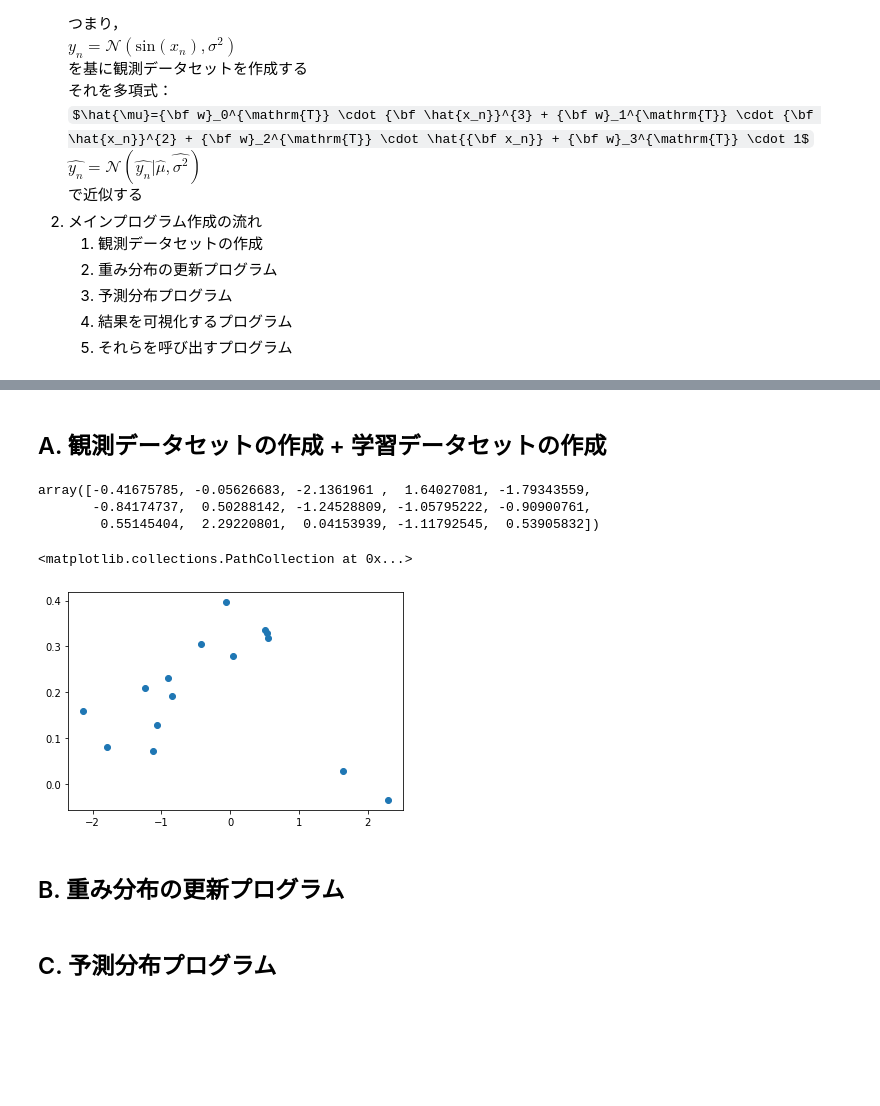
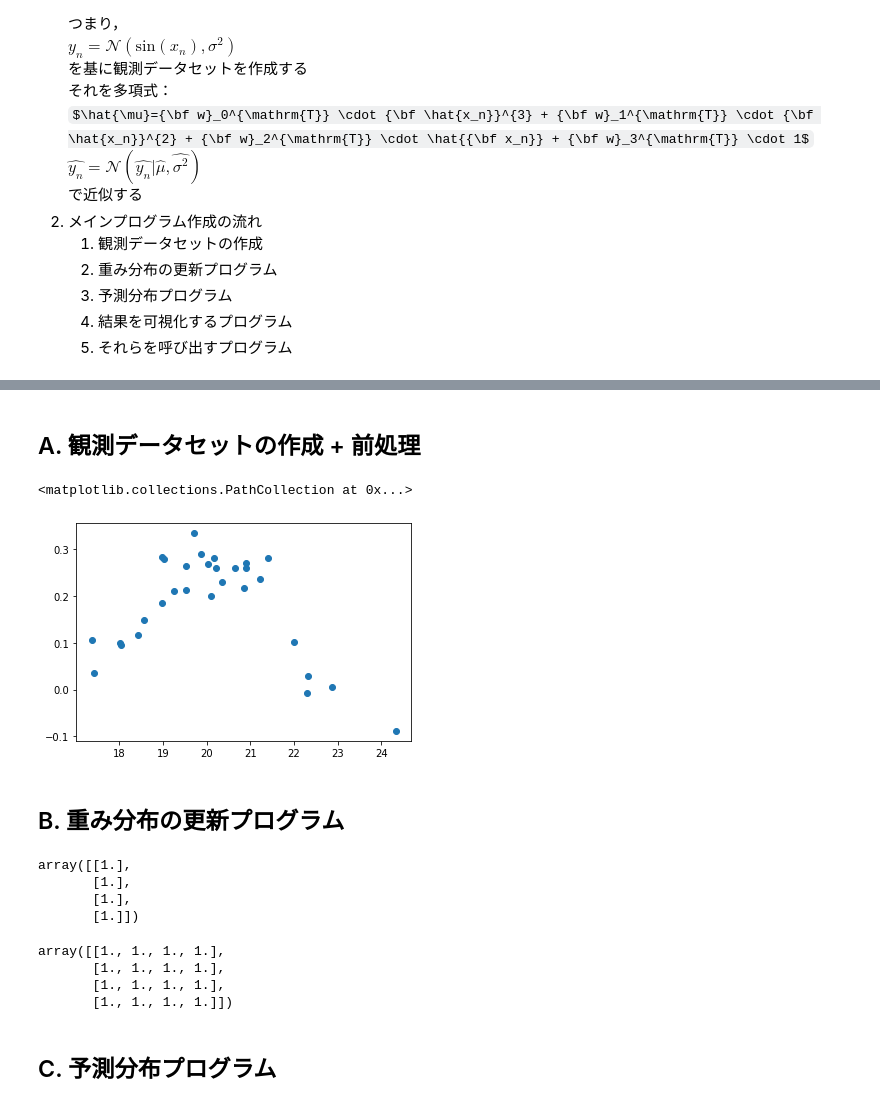
Before and after one commit to rrrrind/Baysian-Linear-Regression, a Jupyter notebook: workspace/temp.ipynb, the cells around one changed output, grey strips where cells are left out. Drawn from its saved outputs; the diff is of its cells as text; code cells hidden in the pictures; some formulas as TeX source; blank space fills up the shorter version.

```diff
--- a/workspace/temp.ipynb
+++ b/workspace/temp.ipynb
@@ -26,2 +32,2 @@ import matplotlib.pyplot as plt
 # %% [markdown]
-## A. 観測データセットの作成 + 学習データセットの作成
+## A. 観測データセットの作成 + 前処理
@@ -38,25 +34,12 @@ y = lambda x, mu, std: (np.exp( (-(x - mu)**2) / (2*(std**2)) ) / (np.sqrt(2*np.
-# %%
-# 学習データセット
-def update_x_hat(x, term_num):
-    x_hat = np.zeros([term_num, len(x)])
-    for i in range(term_num):
-        for j, x_raw in enumerate(x):
-            x_hat[i,j] = x_raw**(term_num-(i+1))
-    return x_hat
-
-def set_x_hat(new_x_hat):
-    x_hat = new_x_hat
-
-def get_x_hat():
-    return self.x_hat
-# %% [output]
-array([-0.41675785, -0.05626683, -2.1361961 ,  1.64027081, -1.79343559,
-       -0.84174737,  0.50288142, -1.24528809, -1.05795222, -0.90900761,
-        0.55145404,  2.29220801,  0.04153939, -1.11792545,  0.53905832])
-# %%
-plt.scatter(x,y(x, mu, std))
-# %% [output]
-<matplotlib.collections.PathCollection at 0x...>
-[figure, removed]
+# %%
+# 観測データセット
+from dataset import ObservationData as OD
+
+od = OD(20,2,30)
+x, y = od.x_org, od.y_org
+plt.scatter(x, y)
+# %% [output]
+<matplotlib.collections.PathCollection at 0x...>
+[figure, added]
 # %% [markdown]
 ## B. 重み分布の更新プログラム
@@ -89,0 +50,14 @@ def update_weight_params(n):
+# %%
+w_mnd.mean
+# %% [output]
+array([[1.],
+       [1.],
+       [1.],
+       [1.]])
+# %%
+w_mnd.cov
+# %% [output]
+array([[1., 1., 1., 1.],
+       [1., 1., 1., 1.],
+       [1., 1., 1., 1.],
+       [1., 1., 1., 1.]])
```
Also changed, not shown: parts of 13 cells of this notebook.
